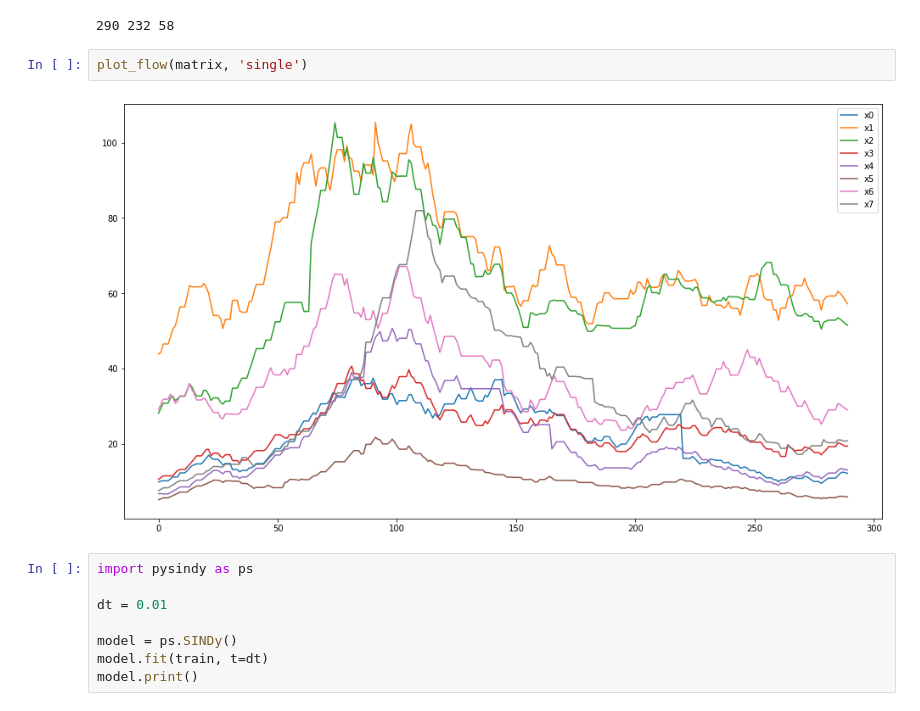
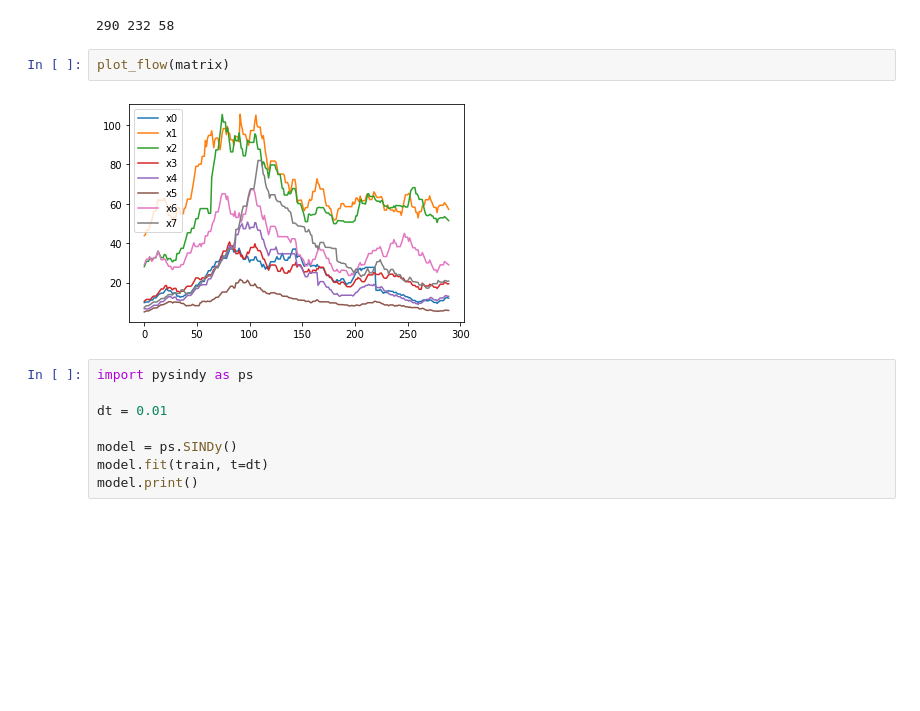
Before and after one commit to aliydgr/ms-thesis, a Jupyter notebook: financial.ipynb, the cells around one changed output. Drawn from its saved outputs; the diff is of its cells as text; blank space fills up the shorter version.

```diff
--- a/financial.ipynb
+++ b/financial.ipynb
@@ -174,9 +26,9 @@ print(len(matrix), len(train), len(future))
 # %% [output]
 290 232 58
 # %%
-plot_flow(matrix, 'single')
+plot_flow(matrix)
 # %% [output]
-[figure, old version]
+[figure, new version]
 # %%
 import pysindy as ps
 
```
Also changed, not shown: parts of 6 cells of this notebook, 1 other file.
